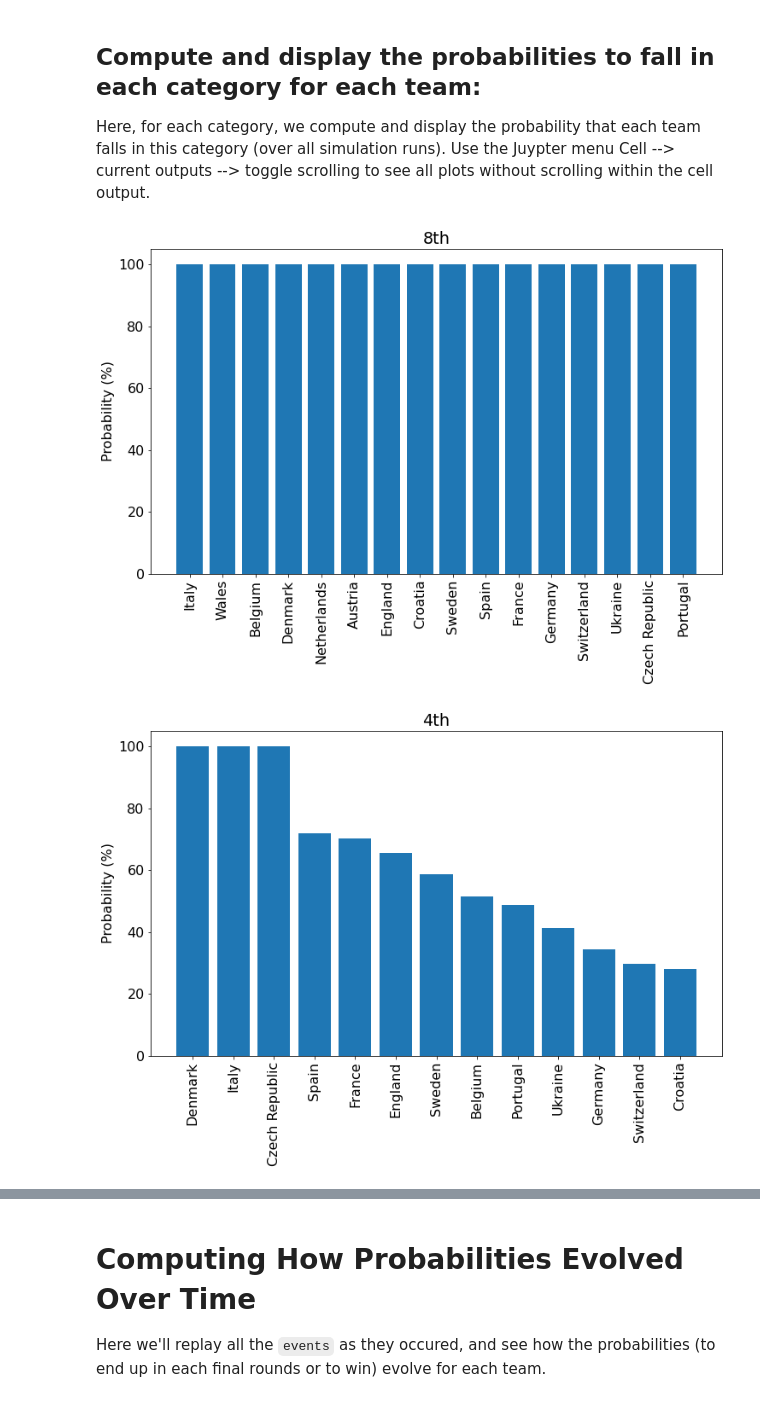
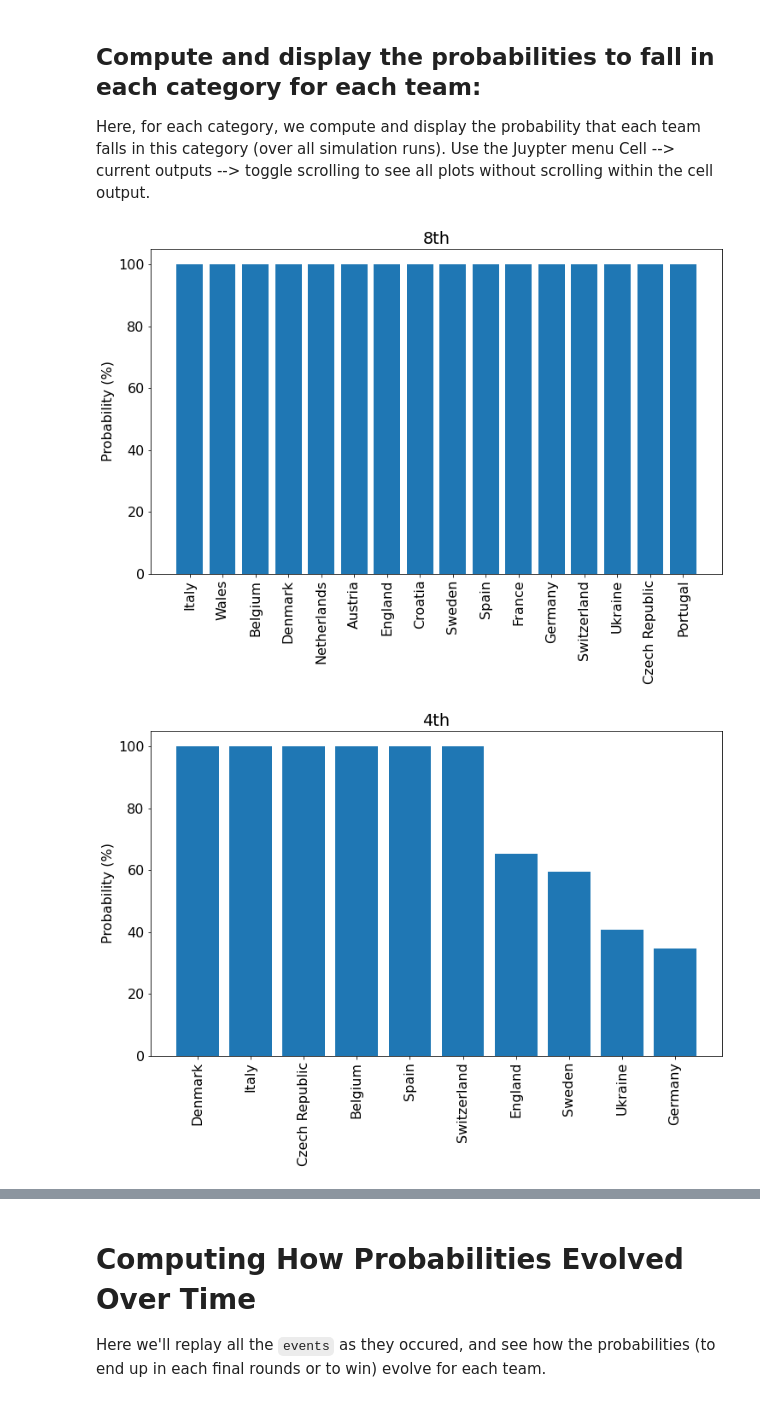
Before and after one commit to hrzn/soccer-predictions, a Jupyter notebook: euro2020-predictions.ipynb, the cells around one changed output, grey strips where cells are left out. Saved outputs shown, nothing was run; the diff lists cells and outputs as text; code cells hidden in the pictures.

```diff
--- a/euro2020-predictions.ipynb
+++ b/euro2020-predictions.ipynb
@@ -23,7 +23,7 @@ import pprint
 from random import random
 matplotlib.rcParams.update({'font.size': 16})
 
-NR_RUNS = 10000
+NR_RUNS = 100000
 # %% [markdown]
 ## First, some data
 Here we encode the probabilities of each team winning, the level of each team (coming directly from [kickoff.ai](http://kickoff.ai)), as well as the structure of the groups and finals.
@@ -224,7 +224,10 @@ events = [
 
     [FinalMatchResult('Wales', 'Denmark', 'Denmark')],
     [FinalMatchResult('Italy', 'Austria', 'Italy')],
-    [FinalMatchResult('Netherlands', 'Czech Republic', 'Czech Republic')]
+    [FinalMatchResult('Netherlands', 'Czech Republic', 'Czech Republic')],
+    [FinalMatchResult('Belgium', 'Portugal', 'Belgium')],
+    [FinalMatchResult('Croatia', 'Spain', 'Spain')],
+    [FinalMatchResult('France', 'Switzerland', 'Switzerland')]
 ]
 # %% [markdown]
 ## Some functions to randomly draw match winners
@@ -477,27 +480,27 @@ Here, for each category, we compute and display the probability that each team f
 # %%
 def compute_probas(counts, nr_runs):
     probas = dict()  # category_name --> (team --> proba)
     for cat in categories:
         probas[cat] = dict()
         for team, nr in counts[cat].items():
-            probas[cat][team] = nr / NR_RUNS
+            probas[cat][team] = nr / nr_runs
     return probas
 
 def plot_probas(probas):
     for cat in categories:
         teams_probas = sorted(list(probas[cat].items()), key=lambda t: -t[1])
         # print('------- {} --------'.format(cat))
         # print(list(map(lambda t: (t[0], 100*t[1]), teams_probas)))
         teams_probas_unz = list(zip(*teams_probas))
 
         plt.figure(figsize=(12, 7))
         plt.bar(range(len(teams_probas)), list(map(lambda v: v*100, teams_probas_unz[1])), tick_label=teams_probas_unz[0])
         plt.xticks(rotation=90)
         plt.ylabel('Probability (%)')
         plt.title(cat)
 
 probas = compute_probas(counts, NR_RUNS)
 plot_probas(probas)
 # %% [output]
 [figure]
-[figure, old version]
+[figure, new version]
```
Also changed, not shown: parts of 5 cells of this notebook.
